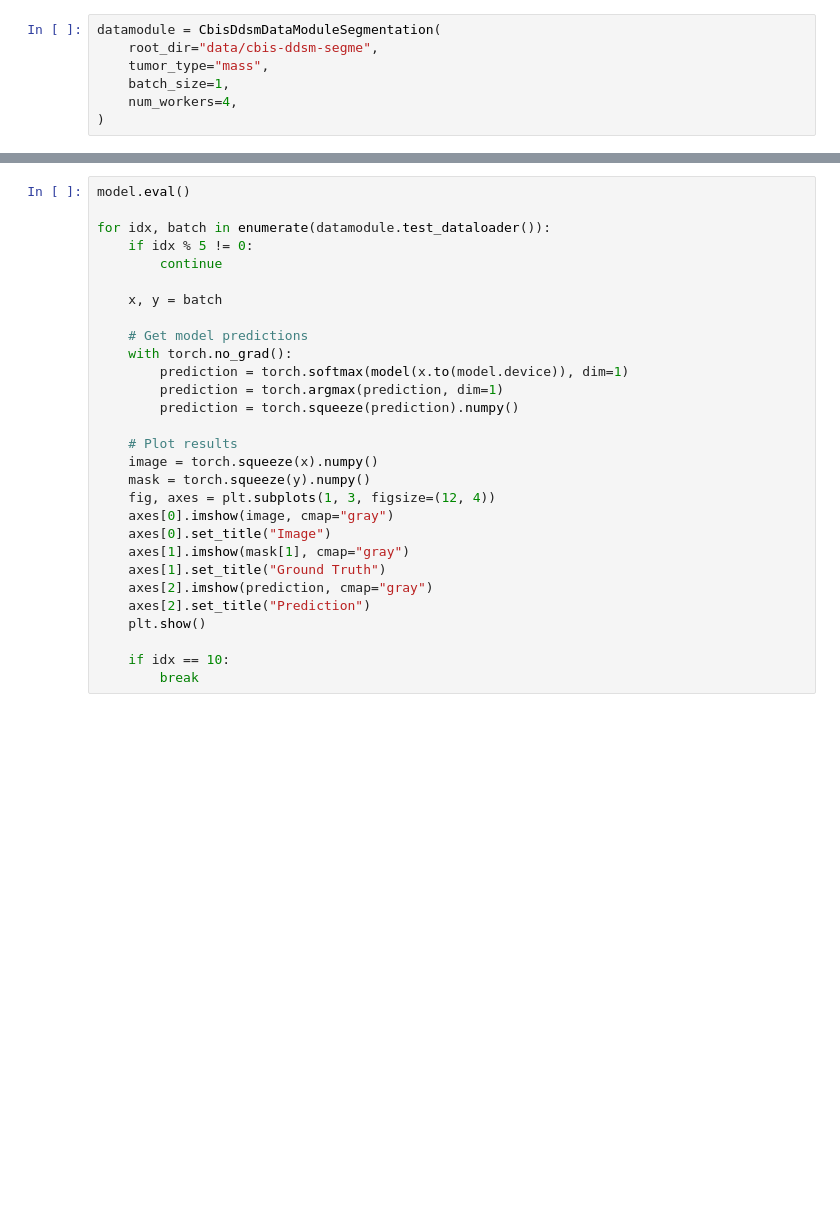
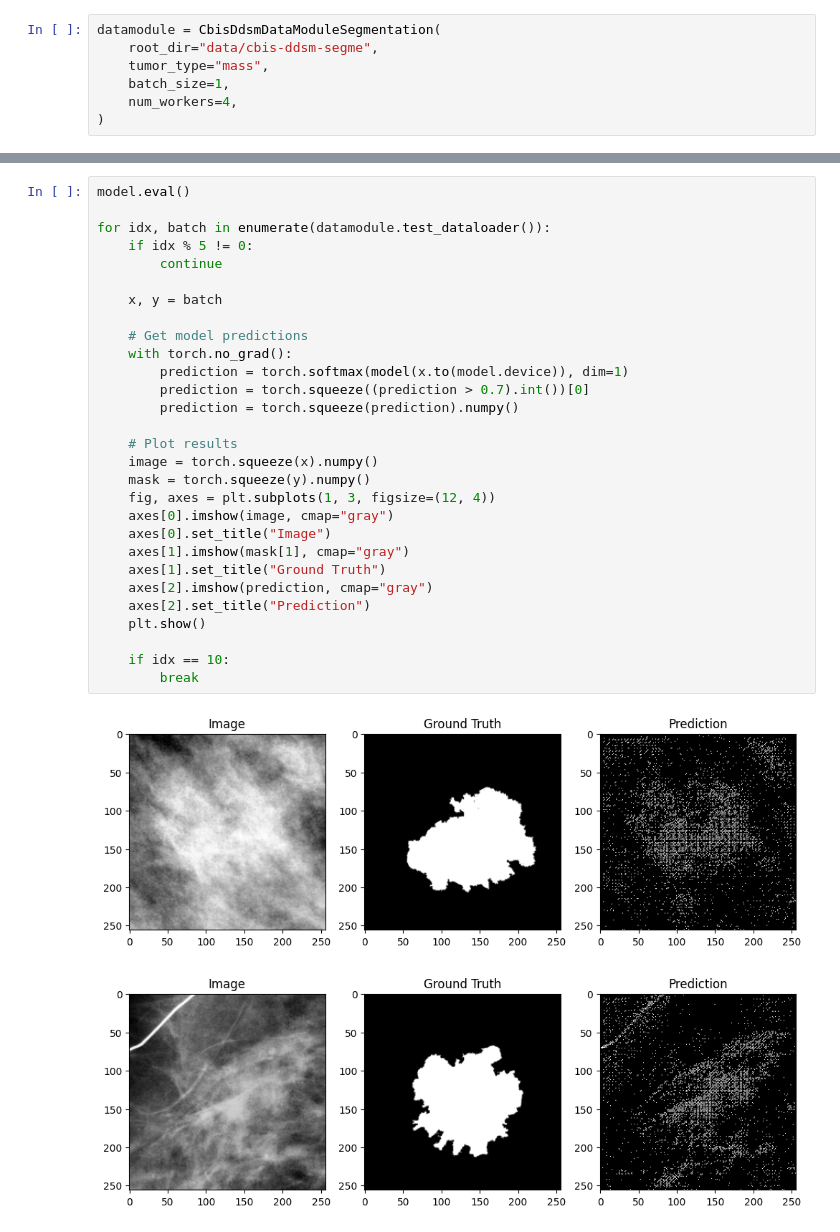
Before and after one commit to tmb2k01/mammo-vision, a Jupyter notebook: notebooks/segmentation_validation.ipynb, the cells around one changed output, grey strips where cells are left out. Drawn from its saved outputs; the diff is of its cells as text; blank space fills up the shorter version.

Commit message:
Use threshold over argmax

```diff
--- a/notebooks/segmentation_validation.ipynb
+++ b/notebooks/segmentation_validation.ipynb
@@ -29,29 +33,32 @@ model = SegmentationModel(weight_path="models/mass-segmentation.ckpt")
 # %%
 model.eval()
 
 for idx, batch in enumerate(datamodule.test_dataloader()):
     if idx % 5 != 0:
         continue
 
     x, y = batch
 
     # Get model predictions
     with torch.no_grad():
         prediction = torch.softmax(model(x.to(model.device)), dim=1)
-        prediction = torch.argmax(prediction, dim=1)
+        prediction = torch.squeeze((prediction > 0.7).int())[0]
         prediction = torch.squeeze(prediction).numpy()
 
     # Plot results
     image = torch.squeeze(x).numpy()
     mask = torch.squeeze(y).numpy()
     fig, axes = plt.subplots(1, 3, figsize=(12, 4))
     axes[0].imshow(image, cmap="gray")
     axes[0].set_title("Image")
     axes[1].imshow(mask[1], cmap="gray")
     axes[1].set_title("Ground Truth")
     axes[2].imshow(prediction, cmap="gray")
     axes[2].set_title("Prediction")
     plt.show()
 
     if idx == 10:
         break
+# %% [output]
+[figure, added]
+[figure, added]
```
Also changed, not shown: parts of 3 cells of this notebook.
